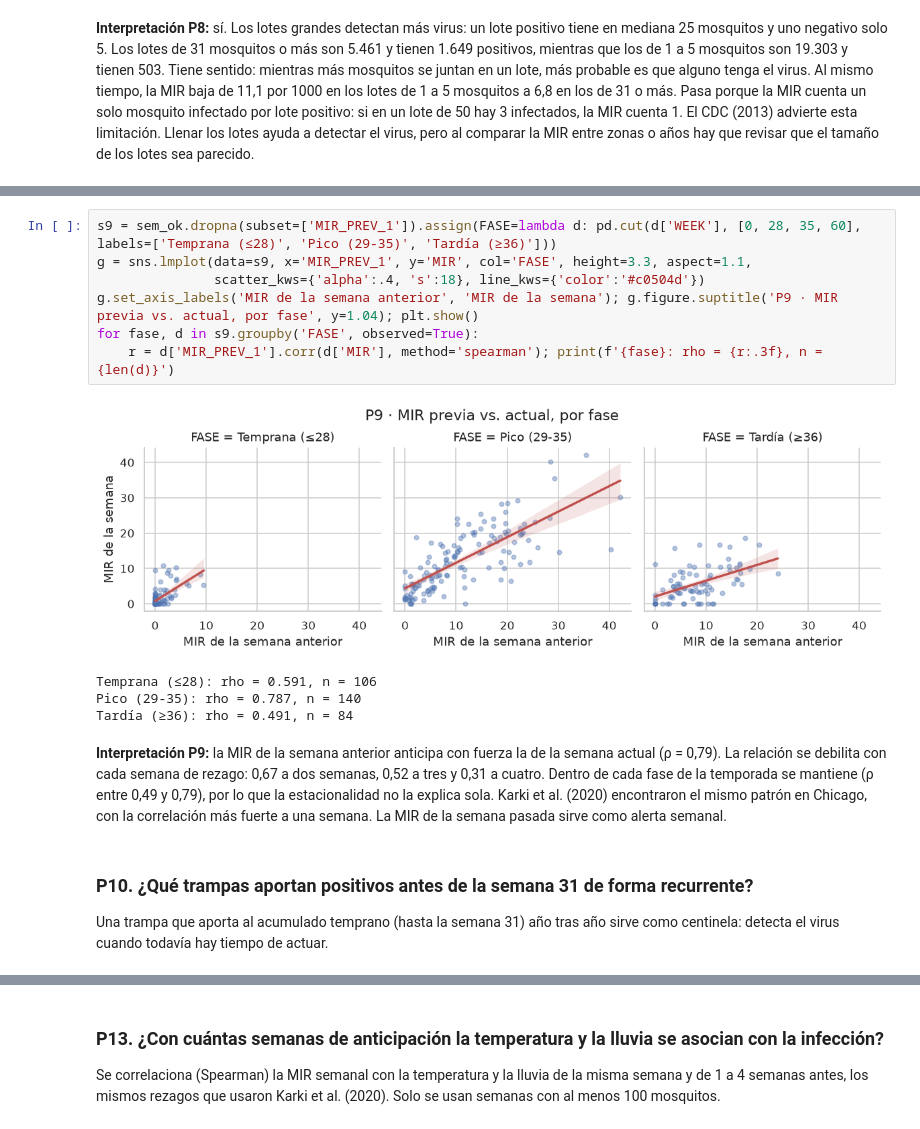
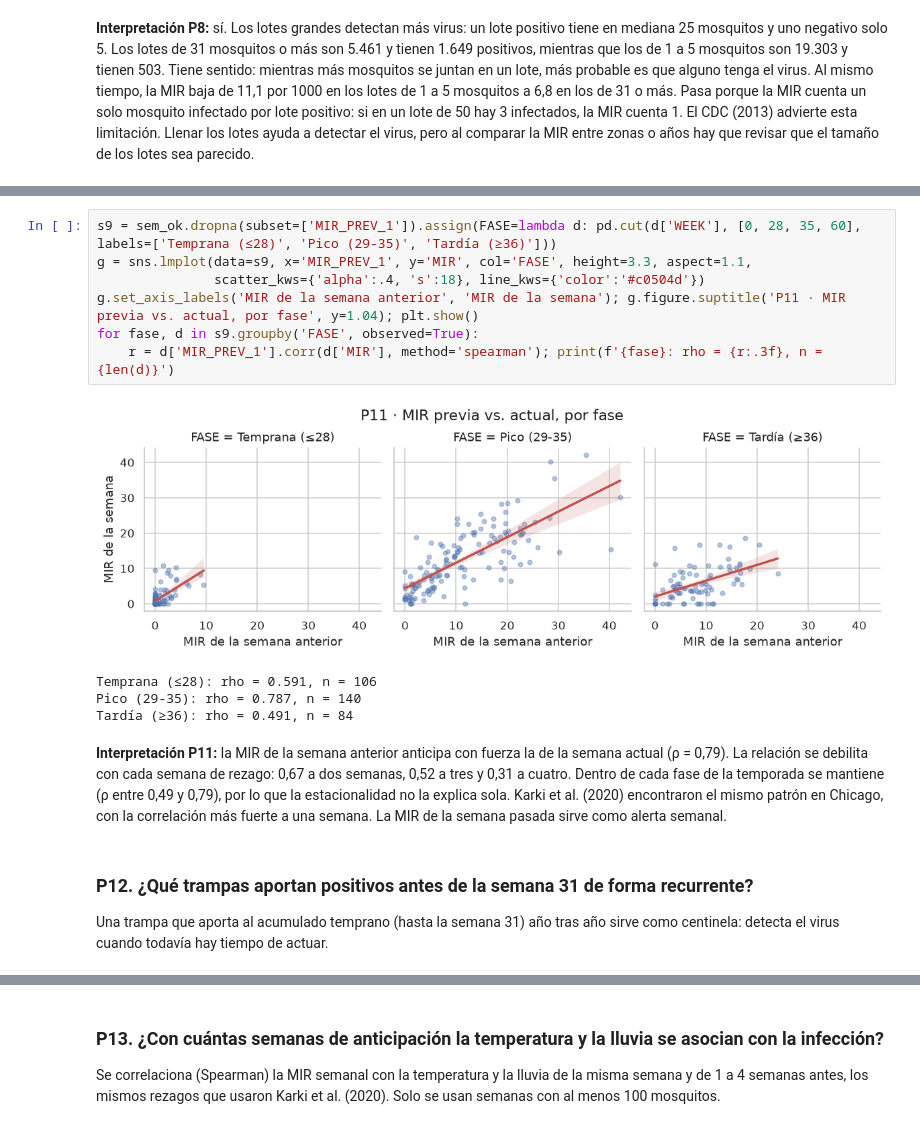
Before and after one commit to salva1984/icd, a Jupyter notebook: proyecto_wnv.ipynb, the cells around one changed output, grey strips where cells are left out. Cells and saved outputs as stored; diff of their text form.

```diff
--- a/proyecto_wnv.ipynb
+++ b/proyecto_wnv.ipynb
@@ -946,19 +1020,19 @@ ax.set_title('P9 · MIR de semanas previas vs. MIR actual'); plt.tight_layout();
 # %%
 s9 = sem_ok.dropna(subset=['MIR_PREV_1']).assign(FASE=lambda d: pd.cut(d['WEEK'], [0, 28, 35, 60], labels=['Temprana (≤28)', 'Pico (29-35)', 'Tardía (≥36)']))
 g = sns.lmplot(data=s9, x='MIR_PREV_1', y='MIR', col='FASE', height=3.3, aspect=1.1,
                scatter_kws={'alpha':.4, 's':18}, line_kws={'color':'#c0504d'})
-g.set_axis_labels('MIR de la semana anterior', 'MIR de la semana'); g.figure.suptitle('P9 · MIR previa vs. actual, por fase', y=1.04); plt.show()
+g.set_axis_labels('MIR de la semana anterior', 'MIR de la semana'); g.figure.suptitle('P11 · MIR previa vs. actual, por fase', y=1.04); plt.show()
 for fase, d in s9.groupby('FASE', observed=True):
     r = d['MIR_PREV_1'].corr(d['MIR'], method='spearman'); print(f'{fase}: rho = {r:.3f}, n = {len(d)}')
 # %% [output]
-[figure, old version]
+[figure, new version]
 Temprana (≤28): rho = 0.591, n = 106
 Pico (29-35): rho = 0.787, n = 140
 Tardía (≥36): rho = 0.491, n = 84
 # %% [markdown]
-**Interpretación P9:** la MIR de la semana anterior anticipa con fuerza la de la semana actual (ρ = 0,79). La relación se debilita con cada semana de rezago: 0,67 a dos semanas, 0,52 a tres y 0,31 a cuatro. Dentro de cada fase de la temporada se mantiene (ρ entre 0,49 y 0,79), por lo que la estacionalidad no la explica sola. Karki et al. (2020) encontraron el mismo patrón en Chicago, con la correlación más fuerte a una semana. La MIR de la semana pasada sirve como alerta semanal.
+**Interpretación P11:** la MIR de la semana anterior anticipa con fuerza la de la semana actual (ρ = 0,79). La relación se debilita con cada semana de rezago: 0,67 a dos semanas, 0,52 a tres y 0,31 a cuatro. Dentro de cada fase de la temporada se mantiene (ρ entre 0,49 y 0,79), por lo que la estacionalidad no la explica sola. Karki et al. (2020) encontraron el mismo patrón en Chicago, con la correlación más fuerte a una semana. La MIR de la semana pasada sirve como alerta semanal.
 # %% [markdown]
-### P10. ¿Qué trampas aportan positivos antes de la semana 31 de forma recurrente?
+### P12. ¿Qué trampas aportan positivos antes de la semana 31 de forma recurrente?
 Una trampa que aporta al acumulado temprano (hasta la semana 31) año tras año sirve como centinela: detecta el virus cuando todavía hay tiempo de actuar.
 # %%
 positivos_df = df[df['POSITIVO'] == 1]
```
Also changed, not shown: parts of 30 cells of this notebook, 1 other file.
